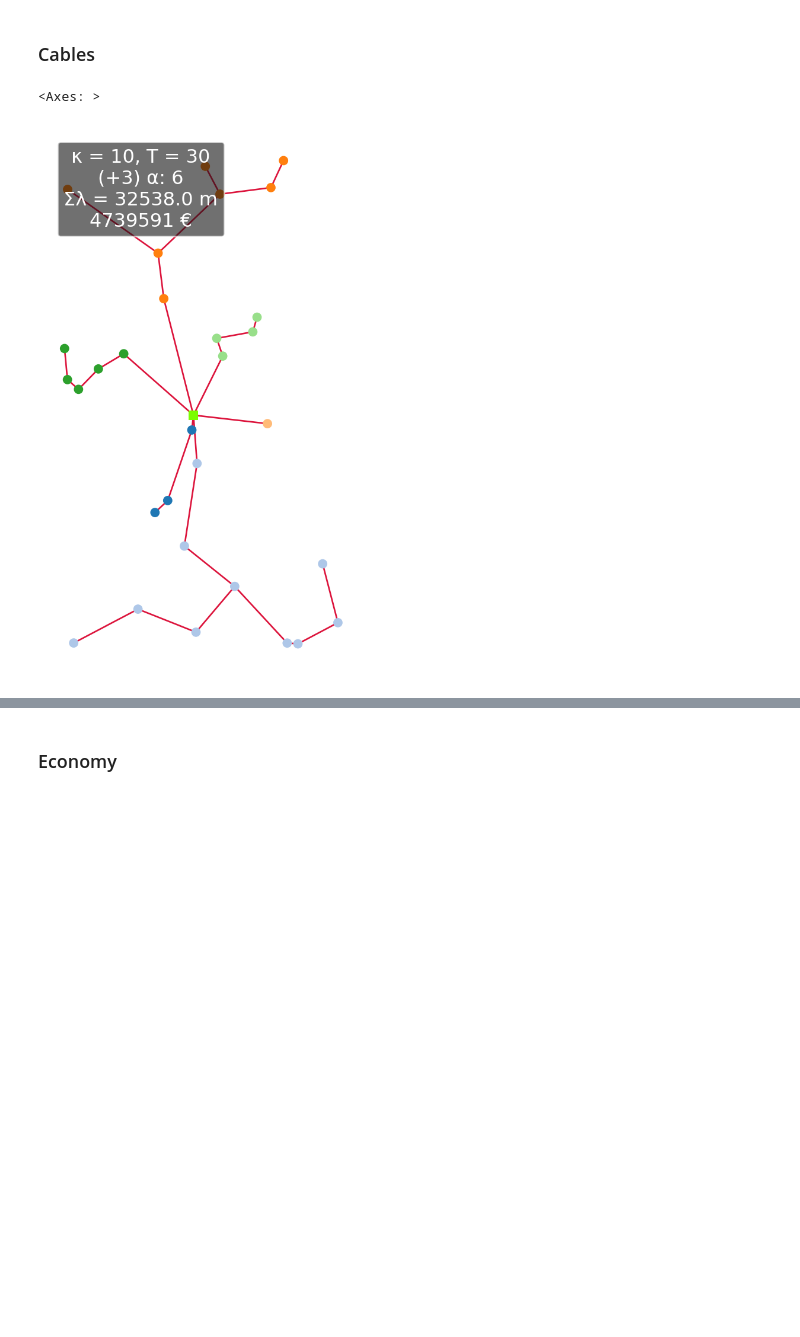
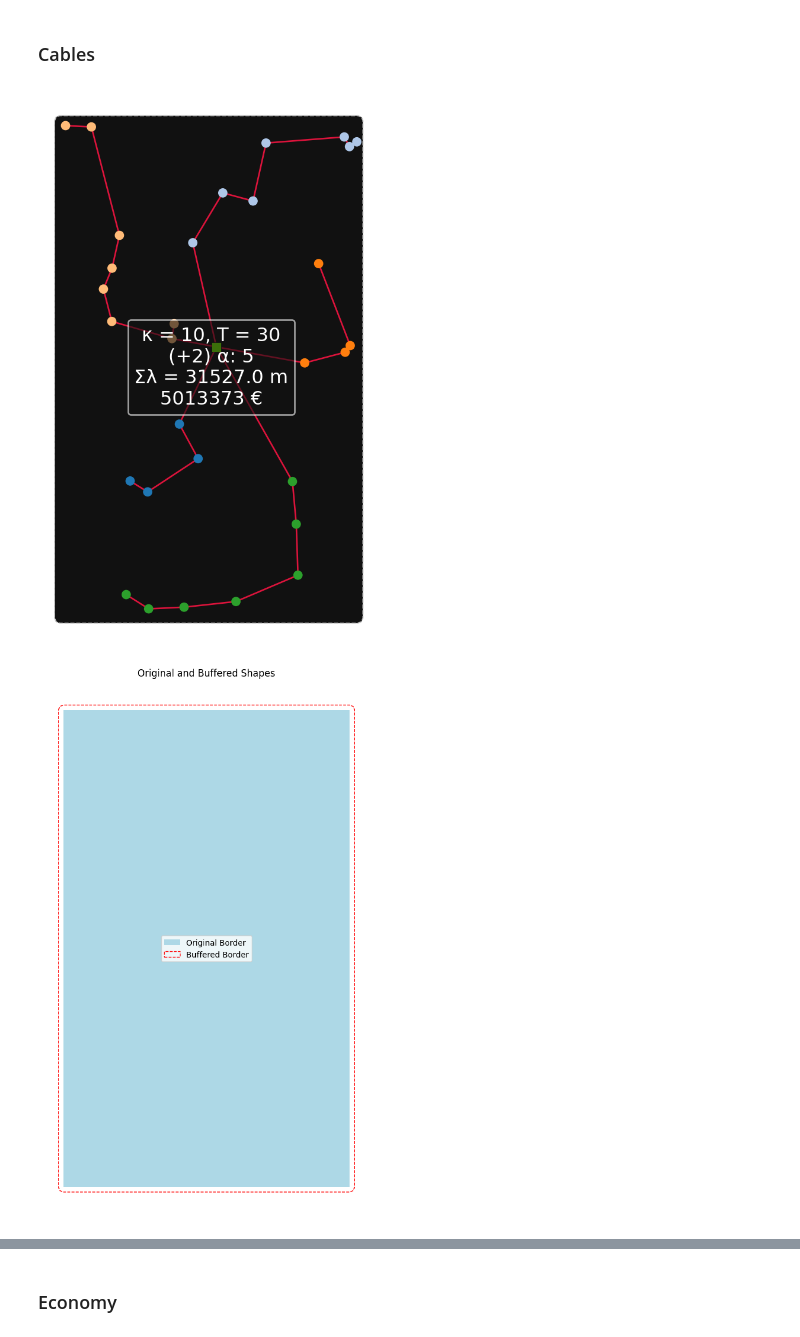
Before and after one commit to DTUWindEnergy/OptiWindNet, a Jupyter notebook: docs/notebooks/api_33_topform_cablelayout_MILP.ipynb, the cells around one changed output, grey strips where cells are left out. Cells and saved outputs as stored; diff of their text form; code cells hidden in the pictures; blank space fills up the shorter version.

```diff
--- a/docs/notebooks/api_33_topform_cablelayout_MILP.ipynb
+++ b/docs/notebooks/api_33_topform_cablelayout_MILP.ipynb
@@ -80,29 +72,28 @@ f = RegularGridInterpolator((x, y), g)
 # %%
 x_ss_init = x_init.mean()
 y_ss_init = y_init.mean()
 turbines_pos=  np.column_stack((x_init, y_init))
 substations_pos =  np.column_stack((x_ss_init, y_ss_init))
 
 cables = np.array([(3, 100),(5, 150), (10, 250)])  #
 
 
 # 'obstacles' is an optional location attribute
-obstacles = []
+obstaclesC = []
 
-border =  np.array(
-    [[-1000, -11000], [10000, -10000], [10000, 5000], [-1000, 5000]],
-    dtype=float)
+borderC =  boundary
 
-wfn = WindFarmNetwork(turbinesC=turbines_pos, substationsC=substations_pos, cables=cables, border=border, obstacles=obstacles)
+wfn = WindFarmNetwork(turbinesC=turbines_pos, substationsC=substations_pos, cables=cables, borderC=borderC, buffer_dist=1000)
 router_pre_solver = Heuristic(solver='Esau_Williams')
 res_pre_solver= wfn.optimize(router=router_pre_solver)
 
 cable_cost_ref = wfn.cost() # euro
 cable_length_ref = wfn.length()  # m
 cost_per_length_ref = cable_cost_ref / cable_length_ref # euro / m
 
 wfn.plot()
+wfn.plot_original_vs_buffered()
 # %% [output]
-<Axes: >
-[figure, old version]
+[figure, new version]
+[figure, added]
 # %%
```
Also changed, not shown: parts of 7 cells of this notebook, 2 other files.
